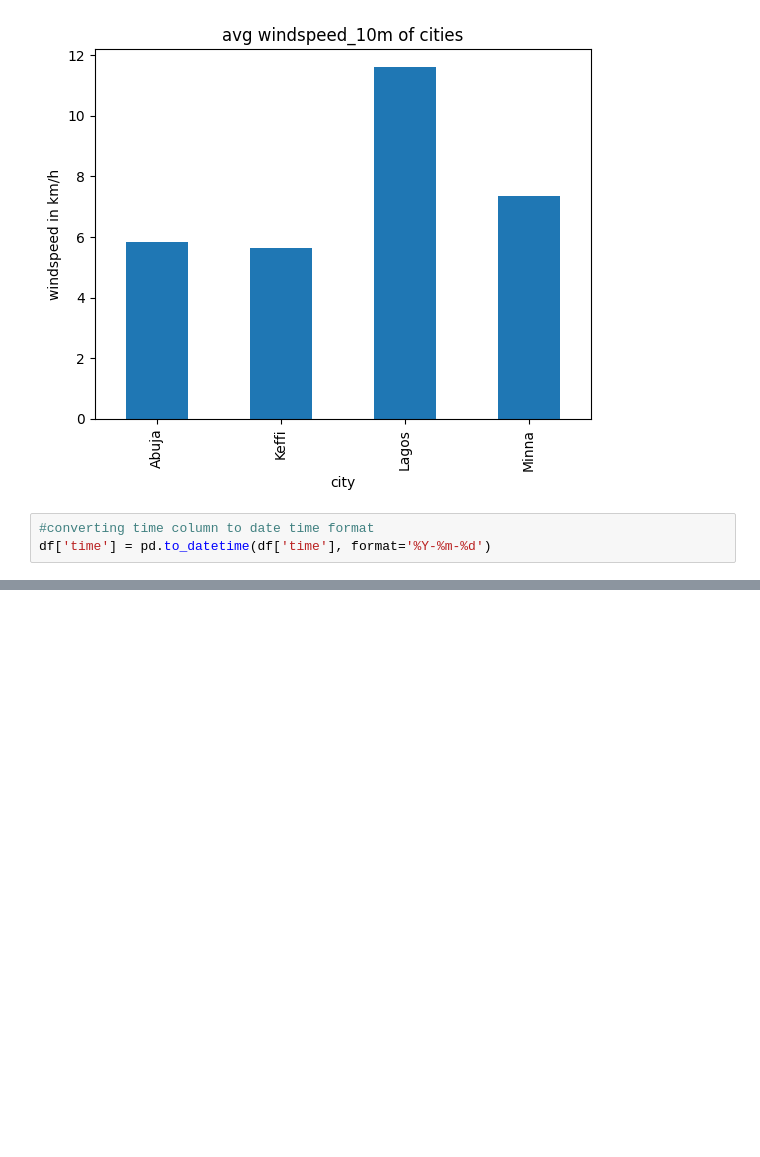
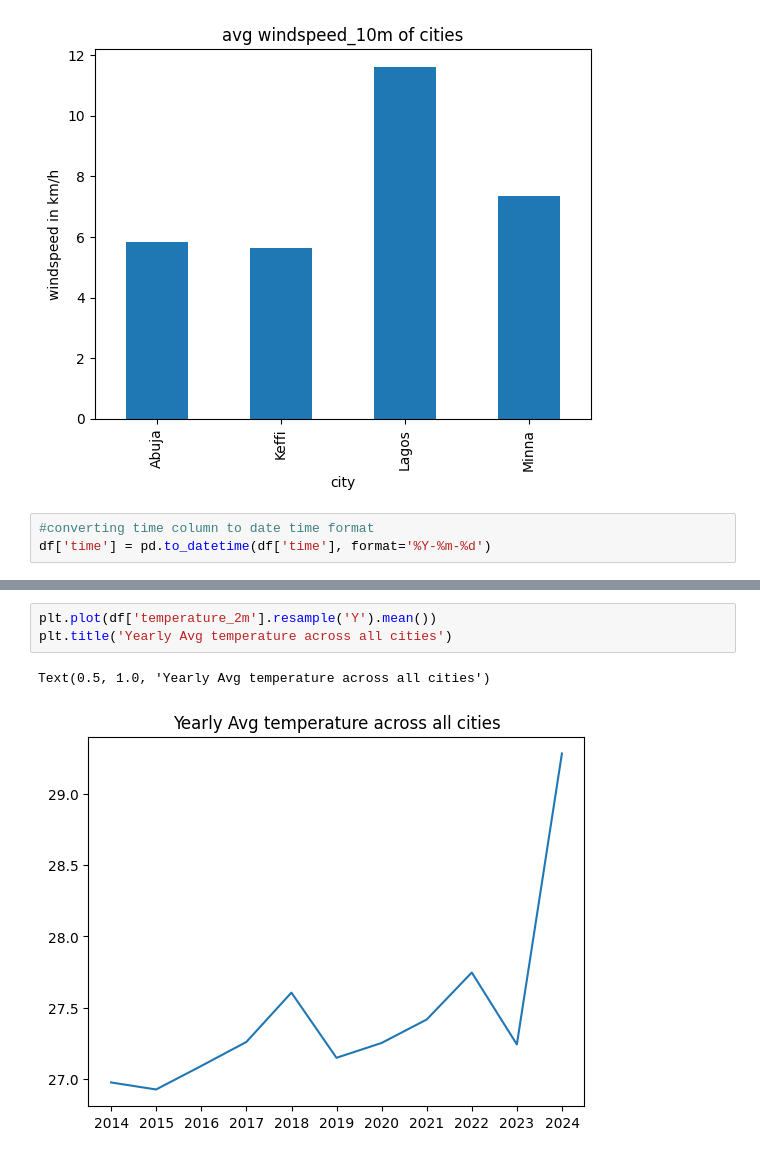
Before and after one commit to vdavidanalyst/Weather_wiz, a Jupyter notebook: analysis.ipynb, the cells around one changed output, grey strips where cells are left out. Drawn from its saved outputs; the diff is of its cells as text; blank space fills up the shorter version.

```diff
--- a/analysis.ipynb
+++ b/analysis.ipynb
@@ -159,0 +156,6 @@ plt.plot(df['temperature_2m'].resample('Y').mean())
+# %%
+plt.plot(df['temperature_2m'].resample('Y').mean())
+plt.title('Yearly Avg temperature across all cities')
+# %% [output]
+Text(0.5, 1.0, 'Yearly Avg temperature across all cities')
+[figure, added]
```
Also changed, not shown: parts of 6 cells of this notebook.
